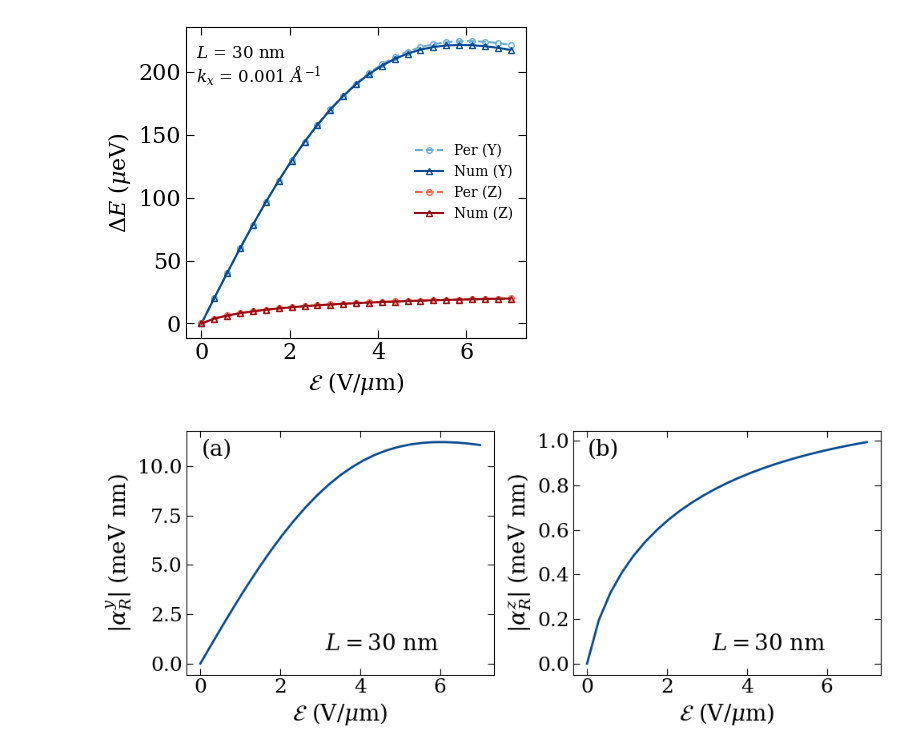
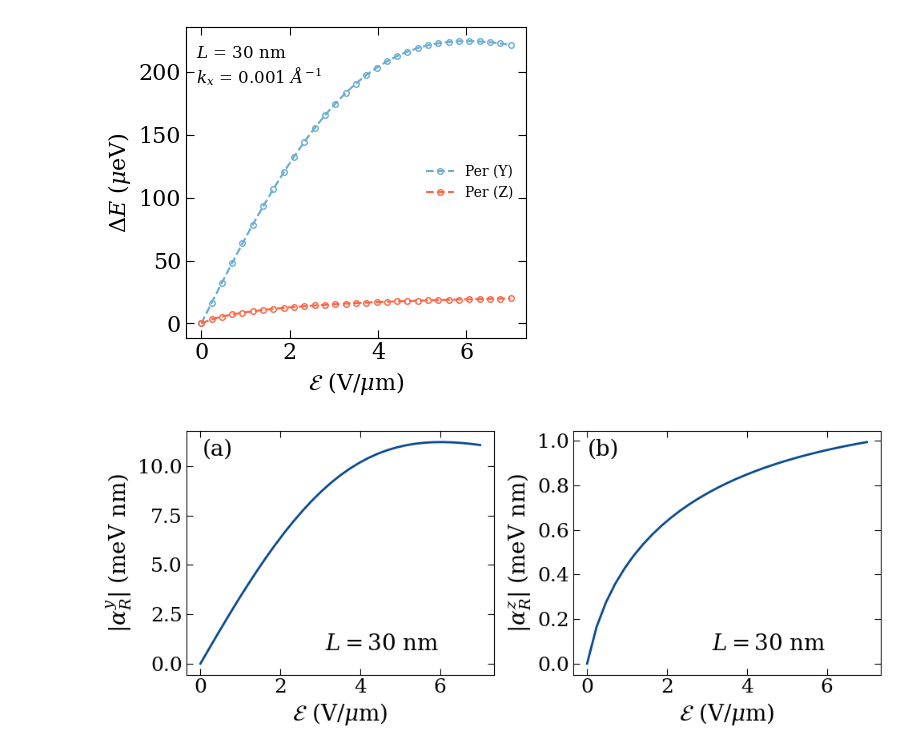
Before and after one commit to anirban8653/2H_Ge, a Jupyter notebook: Sec_IV_Large_elctric_field/Rashba_modulation_fig_5/plot_only_y_and_z_direction.ipynb, the cells around one changed output. Drawn from its saved outputs; the diff is of its cells as text; code cells hidden in the pictures.

```diff
--- a/Sec_IV_Large_elctric_field/Rashba_modulation_fig_5/plot_only_y_and_z_direction.ipynb
+++ b/Sec_IV_Large_elctric_field/Rashba_modulation_fig_5/plot_only_y_and_z_direction.ipynb
@@ -23,22 +23,22 @@ kx = 0.001
 emax = 0.7e-3*1e4
 
 datay_pb = np.loadtxt(f"Pymablock_Y_kx{kx}_emax_{emax:.2f}_N{N}_L{L}.dat", skiprows=1)
-datay_num = np.loadtxt(f"numerical_splitting_N{N}_L{L}_emax{(emax):.2f}_y.dat", skiprows=1)
+# datay_num = np.loadtxt(f"numerical_splitting_N{N}_L{L}_emax{(emax):.2f}_y.dat", skiprows=1)
 
 Efield = datay_pb[:, 0]
 alpha_y = datay_pb[:, 1]
 split_pb_2nd_y = datay_pb[:, 2]
-split_num_y = datay_num[:, 3]
+# split_num_y = datay_num[:, 3]
 
 
 
 dataz_pb = np.loadtxt(f"Pymablock_Z_kx{kx}_emax_{emax:.2f}_N{N}_L{L}.dat", skiprows=1)
-dataz_num = np.loadtxt(f"numerical_splitting_N{N}_L{L}_emax{(emax):.2f}_z.dat", skiprows=1)
+# dataz_num = np.loadtxt(f"numerical_splitting_N{N}_L{L}_emax{(emax):.2f}_z.dat", skiprows=1)
 
 Efield = dataz_pb[:, 0]
 alpha_z = dataz_pb[:, 1]
 split_pb_2nd_z = dataz_pb[:, 2]
-split_num_z = dataz_num[:, 3]
+# split_num_z = dataz_num[:, 3]
 
 # Color maps
 cmap_blue = plt.cm.Blues
@@ -60,46 +60,46 @@ fig, ax = plt.subplots()
 ax.plot(Efield, split_pb_2nd_y, 'o--', color=blue_colors[0],
         label="Per (Y)", markersize=4, markerfacecolor='None')
 
-ax.plot(Efield, split_num_y, '^-', color=blue_colors[2],
-        label="Num (Y)", markersize=4, markerfacecolor='None')
+# ax.plot(Efield, split_num_y, '^-', color=blue_colors[2],
+        # label="Num (Y)", markersize=4, markerfacecolor='None')
 
 
 # Z direction (Reds)
 ax.plot(Efield, split_pb_2nd_z, 'o--', color=red_colors[0],
         label="Per (Z)", markersize=4, markerfacecolor='None')
 
-ax.plot(Efield, split_num_z, '^-', color=red_colors[2],
-        label="Num (Z)", markersize=4, markerfacecolor='None')
+# ax.plot(Efield, split_num_z, '^-', color=red_colors[2],
+        # label="Num (Z)", markersize=4, markerfacecolor='None')
 
 ax.legend(frameon=False, ncol=1, fontsize = 10)
 ax.text(0.03,0.82,f"$k_x$ = {kx}"r" $\AA^{-1}$", transform=ax.transAxes, fontsize = 12)
 ax.text(0.03,0.9,f"$L$ = {int(L/10)} nm", transform=ax.transAxes,fontsize = 12)
 
 
 # Labels
 ax.set_xlabel(r"$\mathcal{E}$ (V/$\mu$m)", fontsize = 16)
 ax.set_ylabel(r"$\Delta E$ ($\mu$eV)", fontsize = 16)
 ax.tick_params(direction='in', length=6, width=0.8,
                    top=True, right=True, labelsize=16)
 
 plt.tight_layout()
-plt.savefig(f"splitting_plot_N{N}_L{L}_kx{kx}.png",dpi=300)
+# plt.savefig(f"splitting_plot_N{N}_L{L}_kx{kx}.png",dpi=300)
 plt.savefig(f"splitting_plot_N{N}_L{L}_kx{kx}.pdf",dpi=300)
 plt.show()
 
 # print("-"*40)
 # print("E (V/um)| gap (ueV)| alpha_p (meV nm^2/V)")
 # print("-"*40)
 # for i in range(1,len(Efield)):
 #     print(Efield[i].round(3), split_num_y[i].round(3))#, (split_num_y[i]/(Efield[i]*kx*10)).round(3))
 
 # print("-"*40)
 # print("E (V/um)| gap (ueV)| alpha_p (meV nm^2/V)")
 # print("-"*40)
 # for i in range(1,len(Efield)):
 #     print(Efield[i].round(3), split_num_z[i].round(3))#, (split_num_z[i]/(Efield[i]*kx*10)).round(3))
 # %% [output]
-[figure, old version]
+[figure, new version]
 # %%
 # ==============================================================
 #                 UNIT CONVERSION
```
Also changed, not shown: parts of 2 cells of this notebook, 23 other files.
